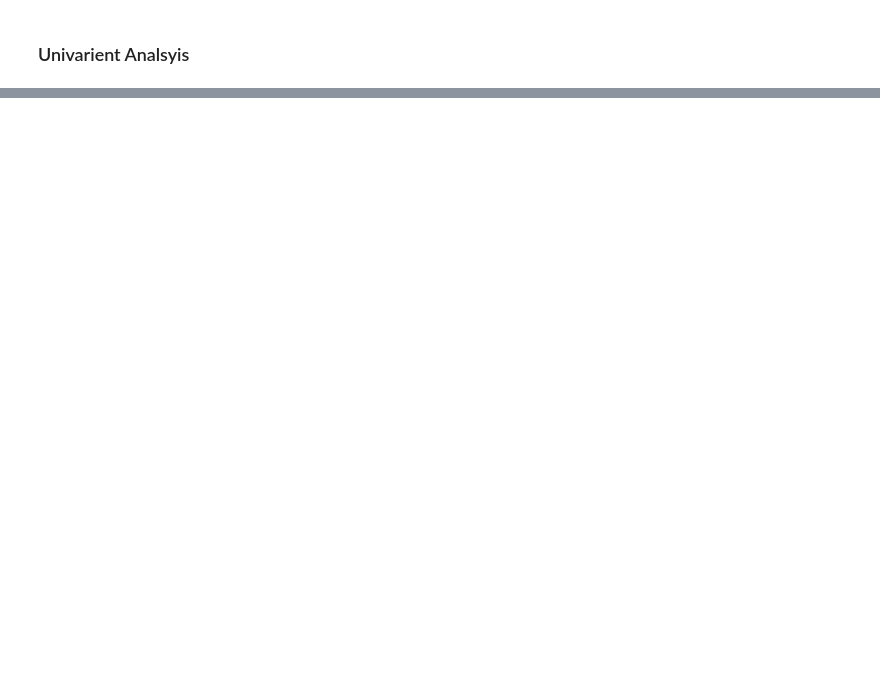
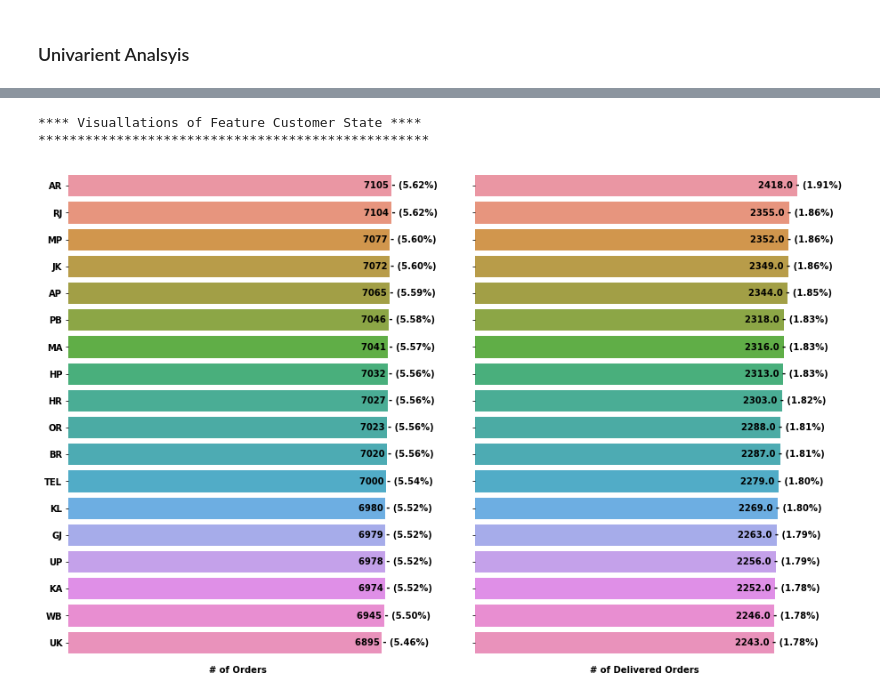
Before and after one commit to psiva2019/Hackathon, a Jupyter notebook: Algoritmo/Algoritmo.ipynb, the cells around one changed output, grey strips where cells are left out. Cells and saved outputs as stored; diff of their text form; code cells hidden in the pictures; blank space fills up the shorter version.

```diff
--- a/Algoritmo/Algoritmo.ipynb
+++ b/Algoritmo/Algoritmo.ipynb
@@ -572,0 +424,6 @@ display_unq(df,'Login_device','Churn',10,'char','Login_device',textlab,textlab_t
+# %%
+display_unq(df,'Cust_State','Delivery_Status',10,'chars','Customer State',textlab,textlab_tar,15,10)
+# %% [output]
+**** Visuallations of Feature Customer State ****
+**************************************************
+[figure, added]
```
Also changed, not shown: parts of 54 cells of this notebook.
